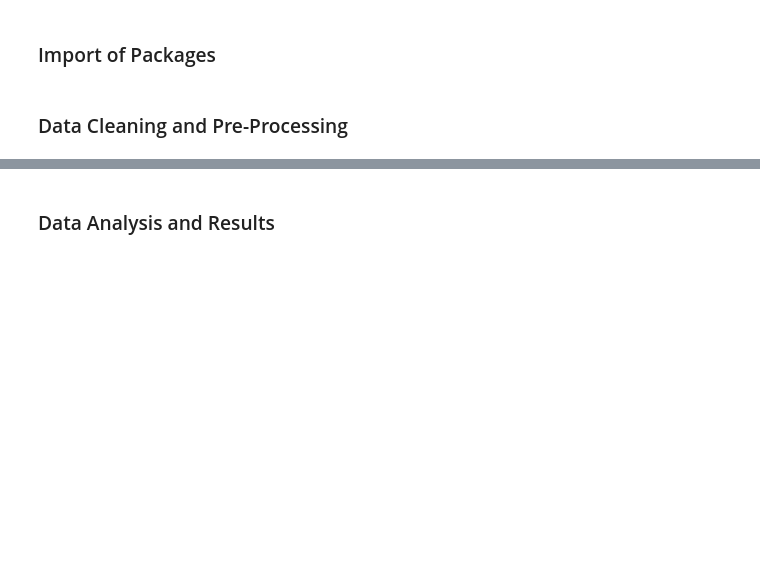
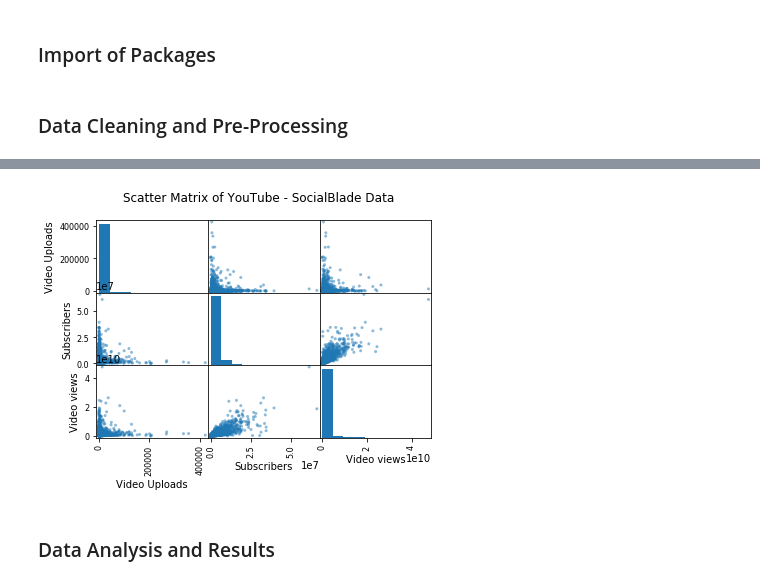
Before and after one commit to lcmendoza/Projects, a Jupyter notebook: FinalProject.ipynb, the cells around one changed output, grey strips where cells are left out. Drawn from its saved outputs; the diff is of its cells as text; code cells hidden in the pictures; blank space fills up the shorter version.

Commit message:
data cleaning and visualization

```diff
--- a/FinalProject.ipynb
+++ b/FinalProject.ipynb
@@ -26,5 +25,6 @@ from sklearn import linear_model
 # %% [markdown]
 ### Data Cleaning and Pre-Processing
 # %%
-df = pd.read_csv('data.csv')
-df
+# Loading the YouTube data
+
+df_youtube = pd.read_csv('data.csv')
@@ -51,0 +54,4 @@ df
+# %%
+# Dropping all rows that contained empty values
+
+df_youtube.dropna(inplace = True)
@@ -52,3 +83,11 @@ df
+# %%
+# Creating a scatter matrix in order to check for noticeable correlations
+
+youtube_matrix = scatter_matrix(df_youtube, alpha = 0.5)
+plt.suptitle('Scatter Matrix of YouTube - SocialBlade Data')
+plt.show()
+# %% [output]
+[figure, added]
 # %% [markdown]
 ### Data Analysis and Results
 # %% [markdown]
```
Also changed, not shown: parts of 9 cells of this notebook.
